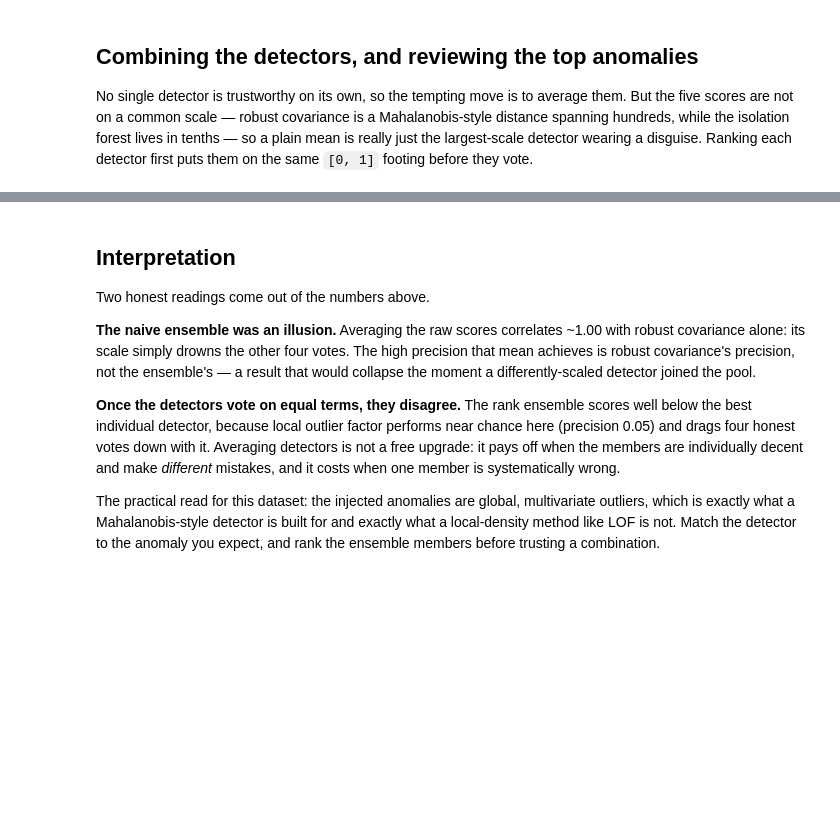
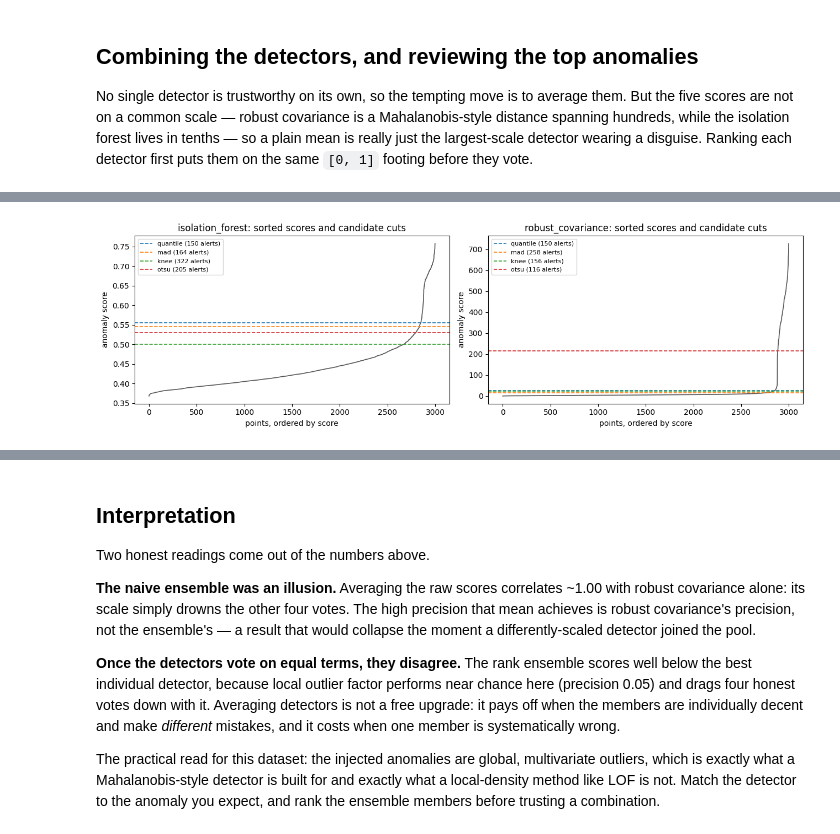
Before and after one commit to DiogoRibeiro7/applied-unsupervised-learning, a Jupyter notebook: notebooks/03_anomaly_detection_sensor_events.ipynb, the cells around one changed output, grey strips where cells are left out. Drawn from its saved outputs; the diff is of its cells as text; code cells hidden in the pictures; blank space fills up the shorter version.

```diff
--- a/notebooks/03_anomaly_detection_sensor_events.ipynb
+++ b/notebooks/03_anomaly_detection_sensor_events.ipynb
@@ -142,0 +195,24 @@ precision@120: plain mean 1.000  |  rank ensemble 0.242
+# %%
+fig, axes = plt.subplots(1, 2, figsize=(13, 4))
+palette = {"quantile": "tab:blue", "mad": "tab:orange", "knee": "tab:green", "otsu": "tab:red"}
+
+for ax, detector in zip(axes, studied, strict=True):
+    values = scores[detector].to_numpy()
+    ax.plot(np.sort(values), lw=1.2, color="0.35")
+    for _, choice in compare_thresholds(values).iterrows():
+        ax.axhline(
+            choice["threshold"],
+            color=palette[choice["strategy"]],
+            linestyle="--",
+            lw=1.2,
+            label=f"{choice['strategy']} ({int(choice['n_flagged'])} alerts)",
+        )
+    ax.set_title(f"{detector}: sorted scores and candidate cuts")
+    ax.set_xlabel("points, ordered by score")
+    ax.set_ylabel("anomaly score")
+    ax.legend(fontsize=8, loc="upper left")
+
+fig.tight_layout()
+plt.show()
+# %% [output]
+[figure, added]
```
Also changed, not shown: parts of 5 cells of this notebook, 5 other files.
